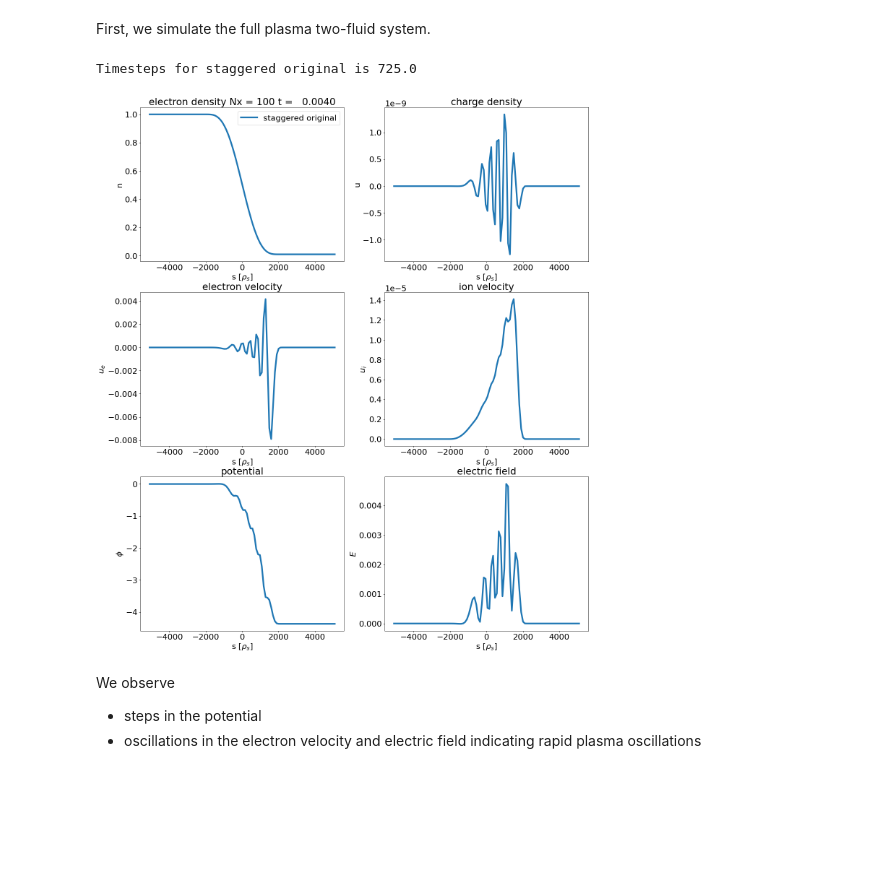
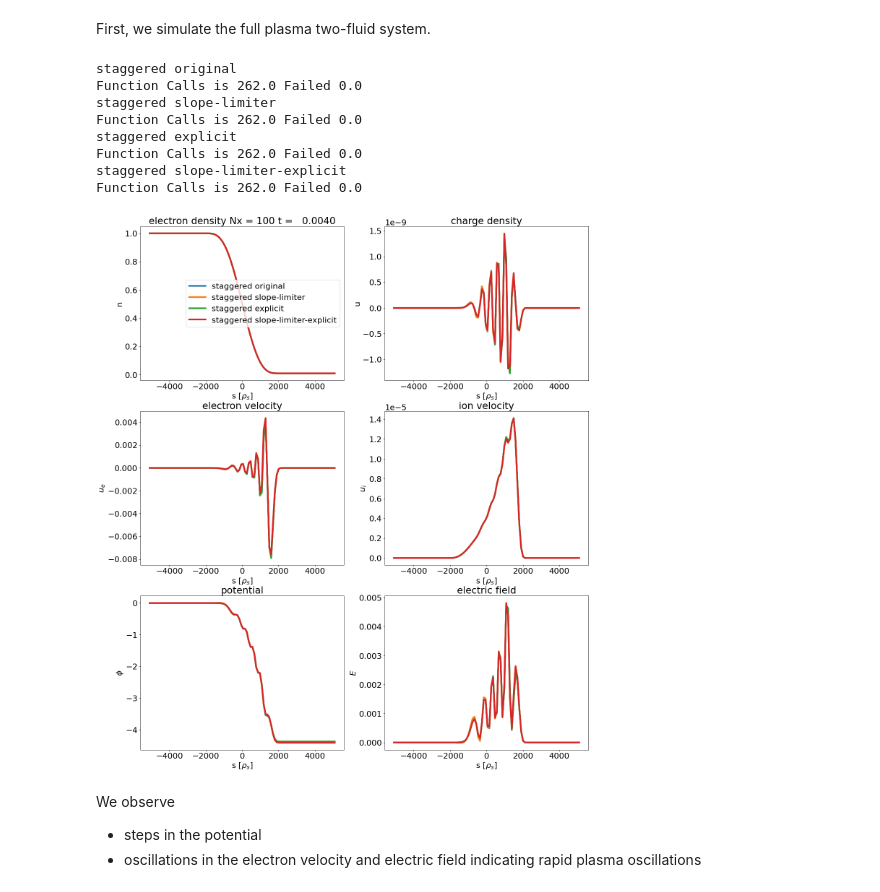
Before and after one commit to mwiesenberger/advection, a Jupyter notebook: OneDimensional.ipynb, the cells around one changed output. Drawn from its saved outputs; the diff is of its cells as text; code cells hidden in the pictures; blank space fills up the shorter version.

```diff
--- a/OneDimensional.ipynb
+++ b/OneDimensional.ipynb
@@ -568,18 +630,24 @@ p_list = []
 for p in [
     {"type" : "high_res", "ls" : "k-"},
 #     {"type" : "centered", "ls" : "r:"},
-    {"type" : "staggered", "variant" : "slope-limiter-explicit", "ls" : "g--"},
-    {"type" : "velocity-staggered", "variant" : "explicit", "ls" : "b--" },
-#     {"type" : "velocity-staggered", "variant" : "slope-limiter-explicit", "ls" : "b:"},
-    {"type" : "staggered", "variant" : "slppe-limiter", "ls": "m--"},
-    {"type" : "upwind", "ls" : "r--"}
+    {"type" : "staggered", "variant" : "original", "ls" : "g--"},
+    {"type" : "staggered", "variant" : "slope-limiter", "ls" : "g:"},
+    {"type" : "staggered", "variant" : "explicit", "ls" : "g--"},
+    {"type" : "staggered", "variant" : "slope-limiter-explicit", "ls" : "g:"},
+    {"type" : "velocity-staggered", "variant" : "original", "ls" : "b:"},
+    {"type" : "velocity-staggered", "variant" : "explicit", "ls" : "b:"},
+    {"type" : "velocity-staggered", "variant" : "slope-limiter-explicit", "ls" : "b--"},
+    {"type" : "velocity-staggered", "variant" : "slope-limiter", "ls" : "b--"},
+    {"type" : "upwind", "ls" : "r--"},
+    {"type" : "upwind2", "ls" : "r:"},
          ] :
     params = make_navier_stokes_input()
-    params["grid"]["Nx"]= 100
+    params["grid"]["Nx"]= 500
     params["ls"] = p["ls"]
     if( p["type"] == "high_res") :
         params["grid"]["Nx"] = 500
         p["type"] = "staggered"
+        p["variant"] = "slope-limiter"
     params["init"] = {
         # A sine wave in density with 0 velocity
         "type" : "wave",
@@ -591,10 +659,17 @@ for p in [
     params["bc"] = {"density" : "PER", "velocity" : "PER"}
 #     params["physical"]["nu_n"] = 0.002
     params["physical"]["nu_u"] = 1e-3
-    params["output"]["tend"] = 2
+    params["output"]["tend"] = 1.0
     params["timestepper"]["type"] = "ARK"
     params["timestepper"]["tableau"]  = "ARK-4-2-3"
+    if( p["type"] == "upwind" or p["type"] == "upwind2"):
+        params["timestepper"]["type"] = "ERK"
+        params["timestepper"]["tableau"]  = "Bogacki-Shampine-4-2-3"
+    elif( p["variant"] == "explicit" or p["variant"] == "slope-limiter-explicit") :
+        params["timestepper"]["type"] = "ERK"
+        params["timestepper"]["tableau"]  = "Bogacki-Shampine-4-2-3"
     params["physical"] ["alpha"] = 1
+    params["physical"] ["gamma"] = 1
 #     params["timestepper"]["type"] = "ERK"
 #     params["timestepper"]["tableau"]  = "Euler"
     params["advection"] = p
@@ -993,12 +1082,12 @@ def plot_plasma( p_list):
         var = ncin.variables
         time = var["time"][:]
         last_idx  = time.shape[0]-1
-        nsteps = sum(var["nsteps"][:])
+        nsteps = var["nsteps"][last_idx]
+        failed = var["failed"][last_idx]
         error = var["electrons"][:,:] - var["electrons_ana"][:,:]
         norm_ana = np.linalg.norm( var["electrons_ana"][last_idx,:], ord=1)
         #norm_ana = np.size( error[last_idx,:])
-        if not norm_ana == 0:
-            print( f"L2 Error norm is {np.linalg.norm(error[last_idx,:], ord=1)/norm_ana}")
+
 
         x = var["x"][:]
 
@@ -1012,7 +1101,10 @@ def plot_plasma( p_list):
         if( "variant" in p["advection"].keys() ):
             l = l + f" {p['advection']['variant']}"
 
-        print( f"Timesteps for {l} is {nsteps}")
+        print(l)
+        if not norm_ana == 0:
+            print( f"L2 Error norm is {np.linalg.norm(error[last_idx,:], ord=1)/norm_ana:.2e}",end=" ")
+        print( f"Function Calls is {nsteps} Failed {failed}")
         electrons = var["electrons"][last_idx,:]
         if p["physical"]["type"] == "adiabatic" :
             electrons = np.exp( var["potential"][last_idx ,:])
@@ -1054,33 +1146,40 @@ First, we simulate the full plasma two-fluid system.
 # %%
 p_list = []
 for p in [
     {"type" : "staggered", "variant" : "original"},
-#     {"type" : "staggered", "variant" : "slope-limiter"},
-#     {"type" : "staggered", "variant" : "explicit"},
-#     {"type" : "staggered", "variant" : "slope-limiter-explicit"},
+    {"type" : "staggered", "variant" : "slope-limiter"},
+    {"type" : "staggered", "variant" : "explicit"},
+    {"type" : "staggered", "variant" : "slope-limiter-explicit"},
 #     {"type" : "centered"},
          ] :
     params = make_plasma_input(table)
     params["init"]["alpha"] = 0.4
     params["init"]["n_r"] = 0.01
     params["grid"]["Nx"]= 100
     params["output"]["tend"] =4e-3 #1e-4 to 1e-2
     params["timestepper"]["type"] = "ARK"
     params["timestepper"]["tableau"]  = "ARK-4-2-3"
     params["poisson"]["eps"]= 1e-12
     params["poisson"]["type"] = "bicgstab"
     #params["physical"]["mu"] = -1
 #     params["physical"]["nu_u"] = [0.,0.]
     params["physical"]["tau"] = 0.
     params["physical"]["type"] = "original"
     params["advection"] = p
     params["timestepper"]["rtol"] = 1e-5
 
     p_list.append(params)
 plot_plasma(p_list)
 # %% [output]
-Timesteps for staggered original is 725.0
+staggered original
+Function Calls is 262.0 Failed 0.0
+staggered slope-limiter
+Function Calls is 262.0 Failed 0.0
+staggered explicit
+Function Calls is 262.0 Failed 0.0
+staggered slope-limiter-explicit
+Function Calls is 262.0 Failed 0.0
-[figure, old version]
+[figure, new version]
 # %% [markdown]
 We observe
 - steps in the potential
```
Also changed, not shown: parts of 12 cells of this notebook, 4 other files.
